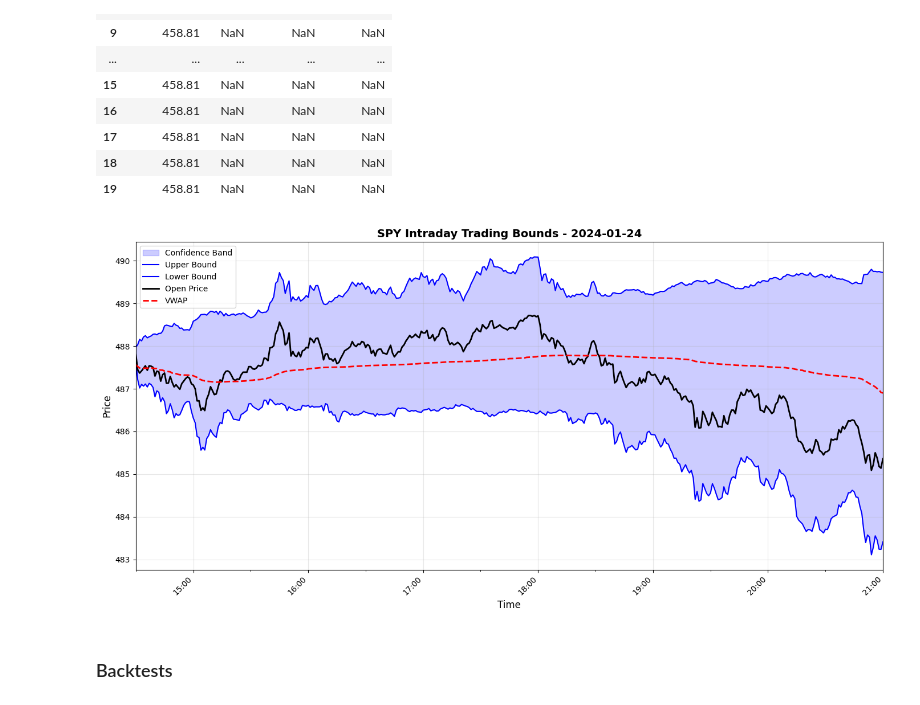
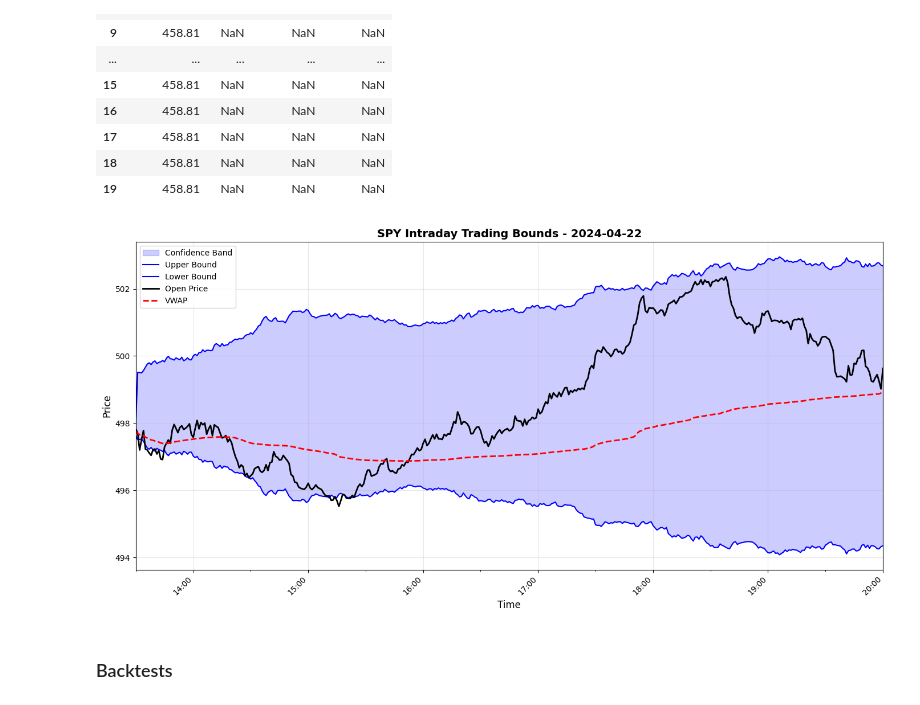
Before and after one commit to blackswan-quants/intraday-momentum, a Jupyter notebook: notebooks/Bug_and_correction.ipynb, the cells around one changed output. Drawn from its saved outputs; the diff is of its cells as text; code cells hidden in the pictures.

Commit message:
Took some more data from kaggle to see specific dates relevant with the paper

```diff
--- a/notebooks/Bug_and_correction.ipynb
+++ b/notebooks/Bug_and_correction.ipynb
@@ -311,7 +235,7 @@ import pandas as pd
 import os
 
 # Choose target date (change as needed)
-target_date = '2024-01-24'
+target_date = '2024-04-22'
 # Use a proper date object for filtering
 target_date_dt = pd.to_datetime(target_date).date()
 
@@ -354,41 +278,34 @@ else:
     ax.plot(df_day.index, df_day["open"], color='black', linewidth=2, label='Open Price')
 
     # Plot VWAP as dashed line if present
     if "vwap" in df_day.columns:
         ax.plot(df_day.index, df_day["vwap"], color='red', linewidth=2, label='VWAP', linestyle='--')
 
     # Create explicit major (hourly) and minor (30min) ticks using pandas date_range
     start = df_day.index[0].floor('h')
     end = df_day.index[-1].ceil('h')
     major_ticks = pd.date_range(start=start, end=end, freq='60min')
     minor_ticks = pd.date_range(start=start, end=end, freq='30min')
 
     ax.set_xticks(major_ticks)
     ax.set_xticks(minor_ticks, minor=True)
     ax.xaxis.set_major_formatter(DateFormatter("%H:%M"))
 
     # Tight x-limits and formatting
     ax.set_xlim([df_day.index[0], df_day.index[-1]])
     plt.xticks(rotation=45, ha='right')
 
     ax.set_xlabel('Time', fontsize=12)
     ax.set_ylabel('Price', fontsize=12)
     ax.set_title(f'SPY Intraday Trading Bounds - {target_date}', fontsize=14, fontweight='bold')
     ax.legend(loc='best', fontsize=10)
     ax.grid(True, alpha=0.3)
 
     plt.tight_layout()
 
-    # Save the figure to outputs/figures
-    out_dir = os.path.join(path, 'outputs', 'figures')
-    os.makedirs(out_dir, exist_ok=True)
-    fname = os.path.join(out_dir, f'spy_bounds_{target_date}.png')
-    fig.savefig(fname, dpi=150)
-    print(f"Saved plot to {fname}")
-
     plt.show()
 # %% [output]
-[figure, old version]
+[figure, new version]
 # %% [markdown]
 ### Backtests
 # %% [markdown]
```
Also changed, not shown: parts of 3 cells of this notebook, 2 other files.
